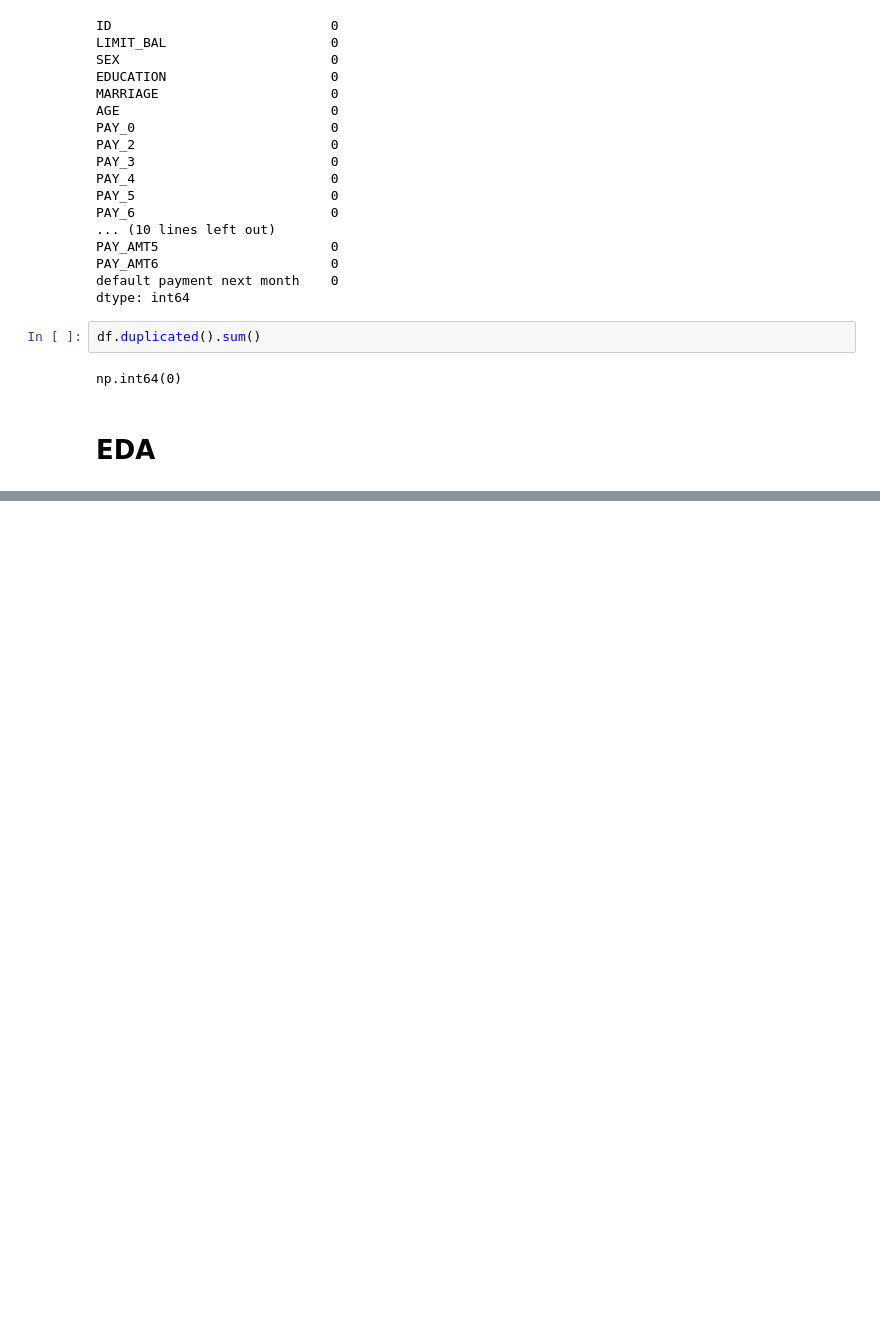
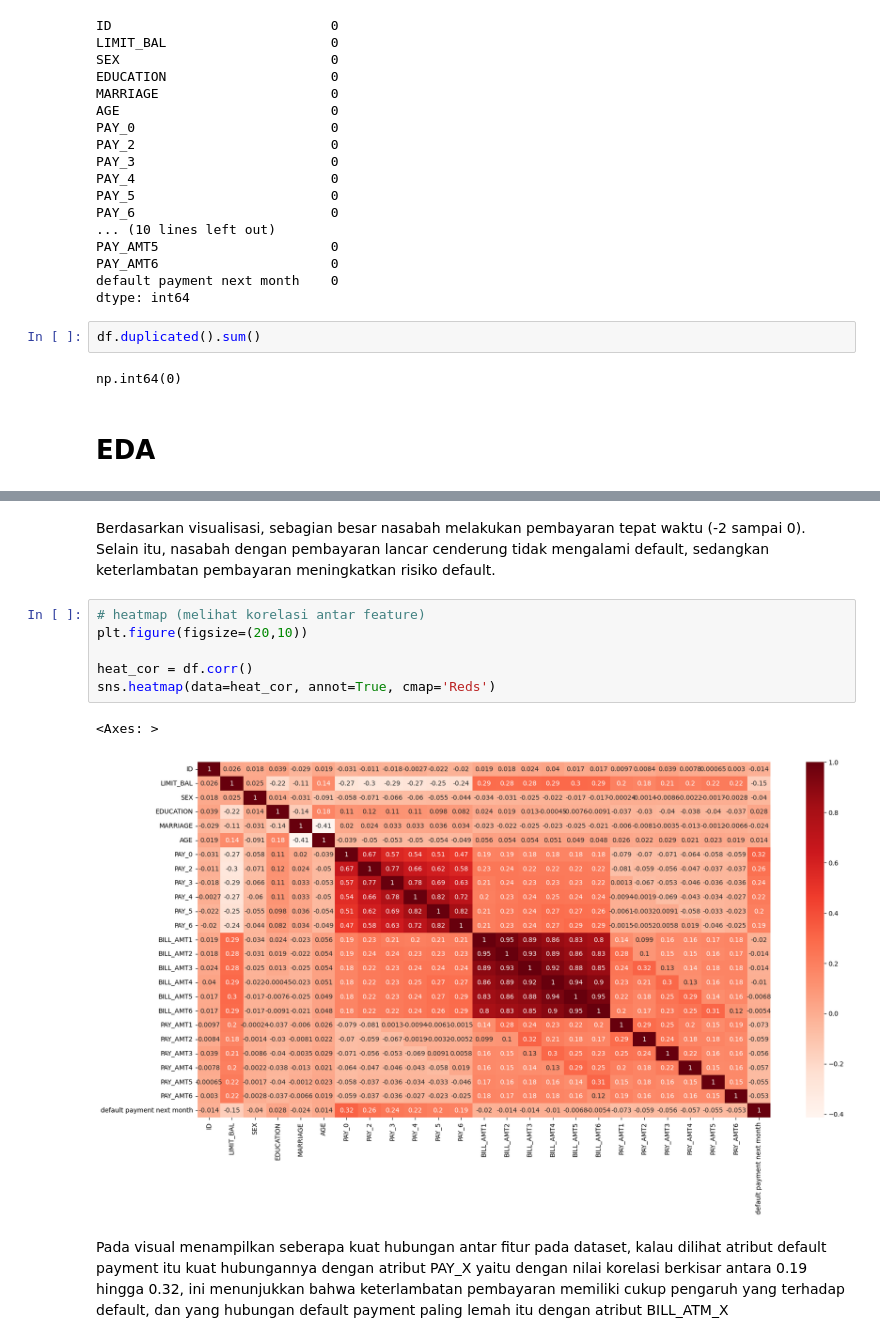
Before and after one commit to PrimaSembiring/credit-risk-prediction, a Jupyter notebook: Untitled.ipynb, the cells around one changed output, grey strips where cells are left out. Cells and saved outputs as stored; diff of their text form; blank space fills up the shorter version.

```diff
--- a/Untitled.ipynb
+++ b/Untitled.ipynb
@@ -74,0 +149,13 @@ np.int64(0)
+# %% [markdown]
+Berdasarkan visualisasi, sebagian besar nasabah melakukan pembayaran tepat waktu (-2 sampai 0). Selain itu, nasabah dengan pembayaran lancar cenderung tidak mengalami default, sedangkan keterlambatan pembayaran meningkatkan risiko default.
+# %%
+# heatmap (melihat korelasi antar feature)
+plt.figure(figsize=(20,10))
+
+heat_cor = df.corr()
+sns.heatmap(data=heat_cor, annot=True, cmap='Reds')
+# %% [output]
+<Axes: >
+[figure, added]
+# %% [markdown]
+Pada visual menampilkan seberapa kuat hubungan antar fitur pada dataset, kalau dilihat atribut default payment itu kuat hubungannya dengan atribut PAY_X yaitu dengan nilai korelasi berkisar antara 0.19 hingga 0.32, ini menunjukkan bahwa keterlambatan pembayaran memiliki cukup pengaruh yang terhadap default, dan yang hubungan default payment paling lemah itu dengan atribut BILL_ATM_X
```
Also changed, not shown: parts of 5 cells of this notebook, 1 other file.
